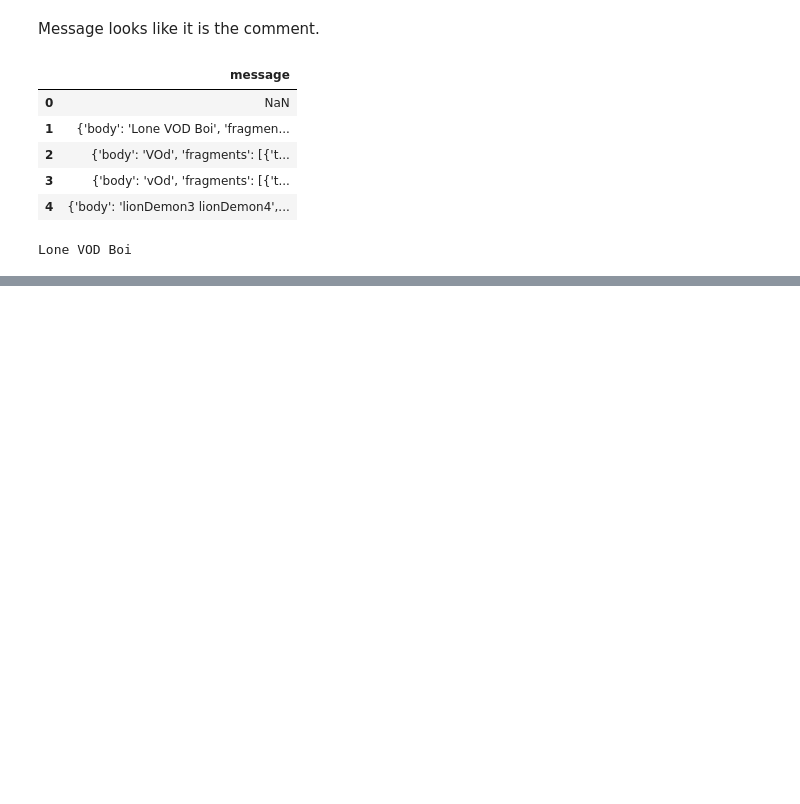
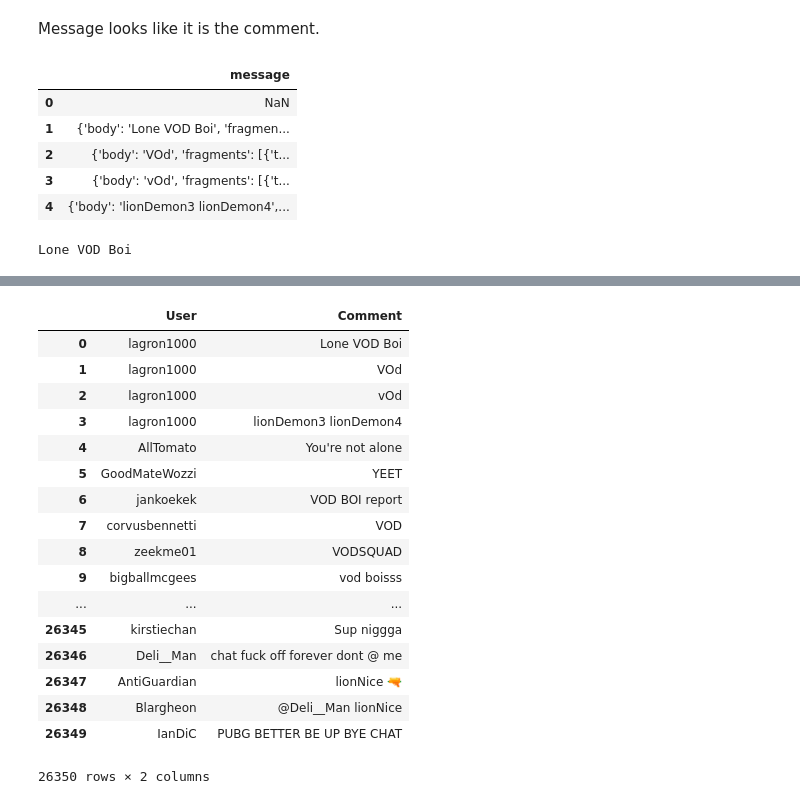
Before and after one commit to Data-Science-for-Linguists/NLSS_Project, a Jupyter notebook: Pipeline/Download_Script.ipynb, the cells around one changed output, grey strips where cells are left out. Saved outputs shown, nothing was run; the diff lists cells and outputs as text; code cells hidden in the pictures; blank space fills up the shorter version.

```diff
--- a/Pipeline/Download_Script.ipynb
+++ b/Pipeline/Download_Script.ipynb
@@ -65,3 +66,7 @@ print(message_df.loc[x][0]['body'])
 | 3 | {'body': 'vOd', 'fragments': [{'t... |
 | 4 | {'body': 'lionDemon3 lionDemon4',... |
 Lone VOD Boi
+# %%
+commenter_df = rechat_df[['commenter']]
+commenter_df.head()
+print(commenter_df.loc[1][0]['display_name'])
@@ -67,0 +87,5 @@ Lone VOD Boi
+# %%
+#First 100 comments. Twitch recently allowed VOD comments, which is apparent.
+for x in message_df.index[:100]: #For every number in index
+    if x != 0: #Skip first index
+        print(commenter_df.loc[x][0]['display_name'], ':', message_df.loc[x][0]['body'])
@@ -67,0 +112,8 @@ Lone VOD Boi
+# %%
+comments = []
+for x in message_df.index: #For every number in index
+    if x != 0: #Skip first index
+        comments.append([commenter_df.loc[x][0]['display_name'], message_df.loc[x][0]['body']])
+
+comment_df = pd.DataFrame(comments)
+comment_df.head()
@@ -67,0 +127,22 @@ Lone VOD Boi
+# %%
+comment_df.columns = ['User', 'Comment']
+comment_df
+# %% [output]
+|  | User | Comment |
+| 0 | lagron1000 | Lone VOD Boi |
+| 1 | lagron1000 | VOd |
+| 2 | lagron1000 | vOd |
+| 3 | lagron1000 | lionDemon3 lionDemon4 |
+| 4 | AllTomato | You're not alone |
+| 5 | GoodMateWozzi | YEET |
+| 6 | jankoekek | VOD BOI report |
+| 7 | corvusbennetti | VOD |
+| 8 | zeekme01 | VODSQUAD |
+| 9 | bigballmcgees | vod boisss |
+| ... | ... | ... |
+| 26345 | kirstiechan | Sup niggga |
+| 26346 | Deli__Man | chat fuck off forever dont @ me |
+| 26347 | AntiGuardian | lionNice 🔫 |
+| 26348 | Blargheon | @Deli__Man lionNice |
+| 26349 | IanDiC | PUBG BETTER BE UP BYE CHAT |
+26350 rows × 2 columns
```
Also changed, not shown: parts of 7 cells of this notebook.
